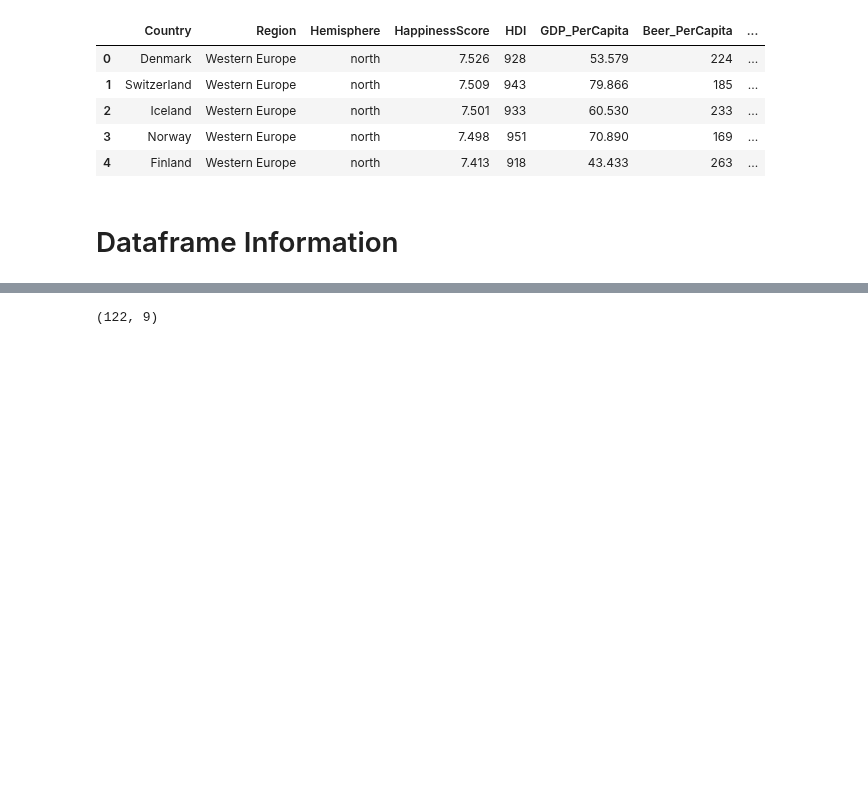
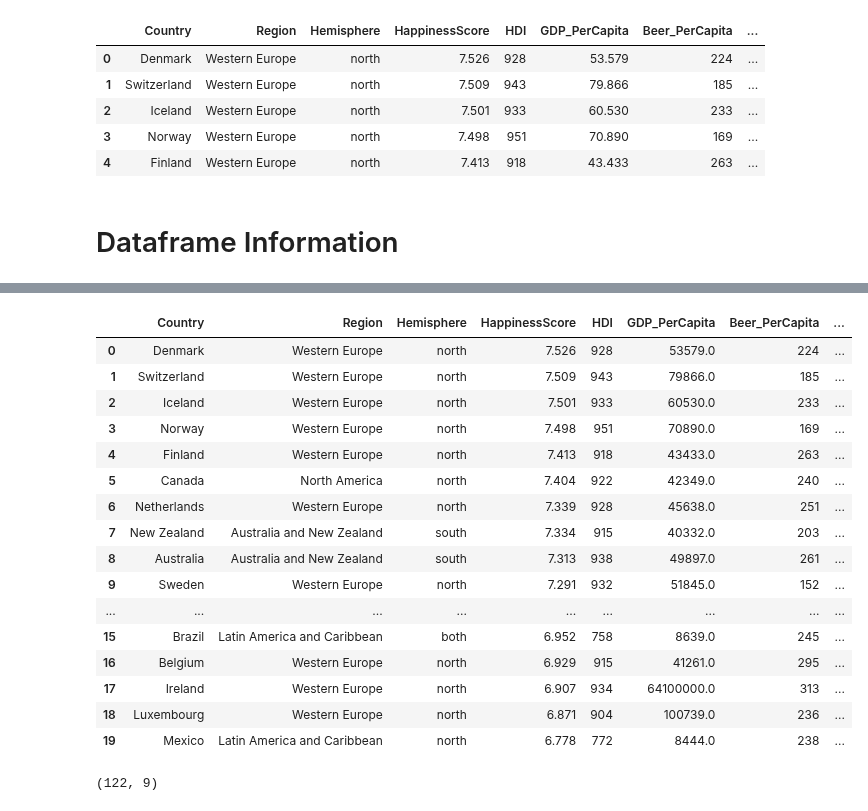
Before and after one commit to mattcaseycpa/project1, a Jupyter notebook: project.ipynb, the cells around one changed output, grey strips where cells are left out. Saved outputs shown, nothing was run; the diff lists cells and outputs as text; code cells hidden in the pictures; blank space fills up the shorter version.

```diff
--- a/project.ipynb
+++ b/project.ipynb
@@ -21,3 +34,28 @@ data_df = data_df.dropna()
+# %%
+for index, row in data_df.iterrows():
+    if row["GDP_PerCapita"] % 1 > 0:
+        data_df.loc[index, "GDP_PerCapita"] = 1000 * row["GDP_PerCapita"]
+#     else:
+#         row["GDP_PerCapita_Updated"] = row["GDP_PerCapita"]
+data_df.head(20)
+# %% [output]
+|  | Country | Region | Hemisphere | HappinessScore | HDI | GDP_PerCapita | Beer_PerCapita | ... |
+| 0 | Denmark | Western Europe | north | 7.526 | 928 | 53579.0 | 224 | ... |
+| 1 | Switzerland | Western Europe | north | 7.509 | 943 | 79866.0 | 185 | ... |
+| 2 | Iceland | Western Europe | north | 7.501 | 933 | 60530.0 | 233 | ... |
+| 3 | Norway | Western Europe | north | 7.498 | 951 | 70890.0 | 169 | ... |
+| 4 | Finland | Western Europe | north | 7.413 | 918 | 43433.0 | 263 | ... |
+| 5 | Canada | North America | north | 7.404 | 922 | 42349.0 | 240 | ... |
+| 6 | Netherlands | Western Europe | north | 7.339 | 928 | 45638.0 | 251 | ... |
+| 7 | New Zealand | Australia and New Zealand | south | 7.334 | 915 | 40332.0 | 203 | ... |
+| 8 | Australia | Australia and New Zealand | south | 7.313 | 938 | 49897.0 | 261 | ... |
+| 9 | Sweden | Western Europe | north | 7.291 | 932 | 51845.0 | 152 | ... |
+| ... | ... | ... | ... | ... | ... | ... | ... | ... |
+| 15 | Brazil | Latin America and Caribbean | both | 6.952 | 758 | 8639.0 | 245 | ... |
+| 16 | Belgium | Western Europe | north | 6.929 | 915 | 41261.0 | 295 | ... |
+| 17 | Ireland | Western Europe | north | 6.907 | 934 | 64100000.0 | 313 | ... |
+| 18 | Luxembourg | Western Europe | north | 6.871 | 904 | 100739.0 | 236 | ... |
+| 19 | Mexico | Latin America and Caribbean | north | 6.778 | 772 | 8444.0 | 238 | ... |
 # %%
 #shape of dataframe
 data_df.shape
```
Also changed, not shown: parts of 4 cells of this notebook.
